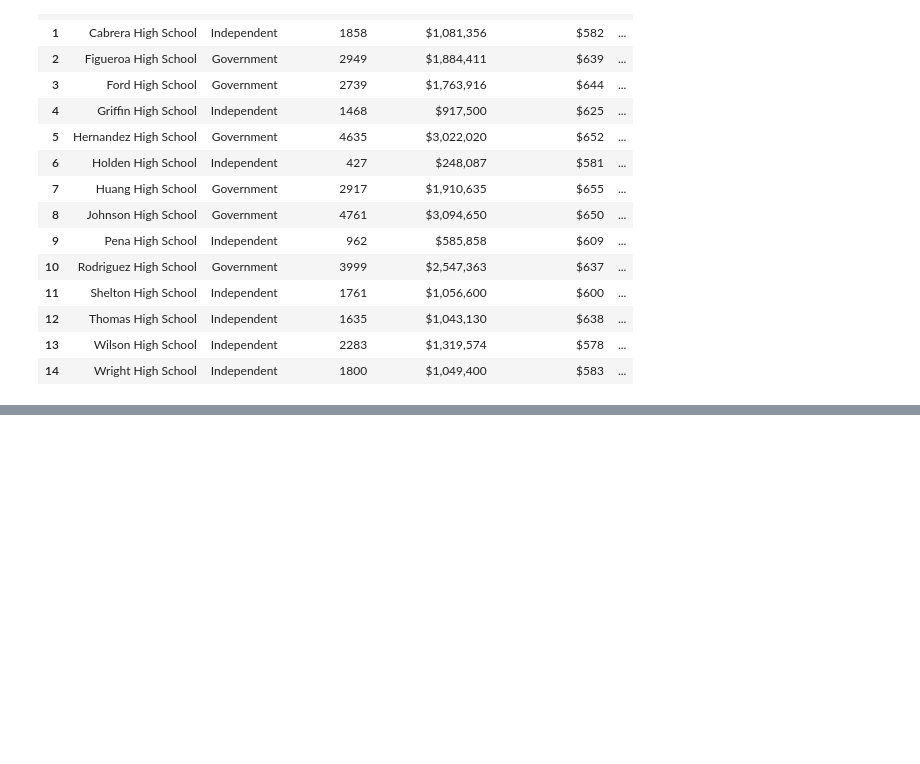
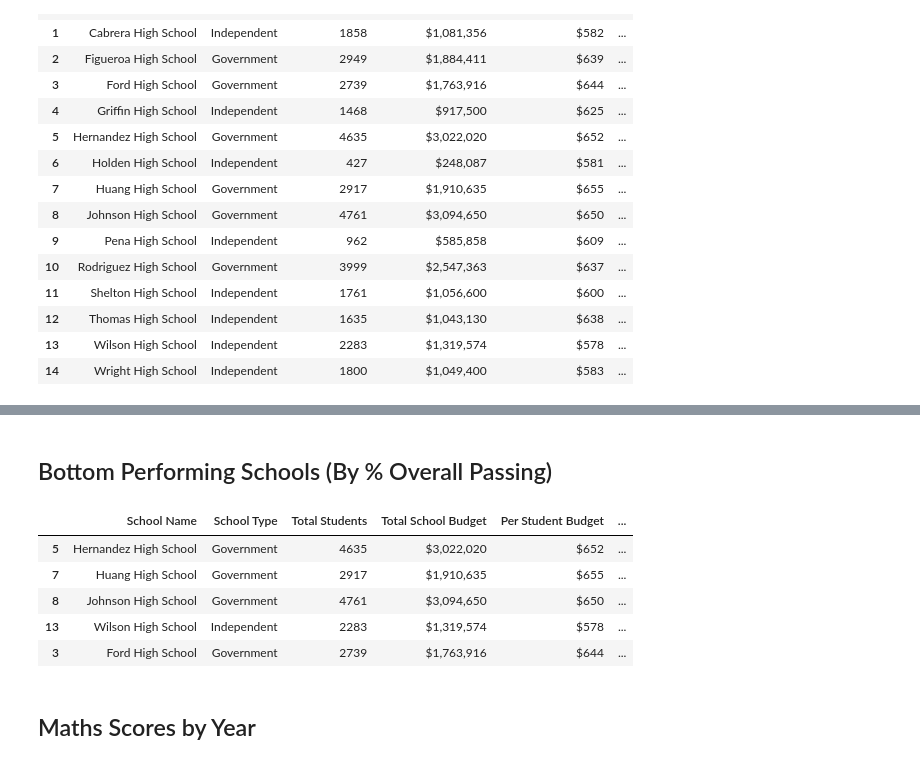
Before and after one commit to oli124/pandas-challenge, a Jupyter notebook: PyCitySchools/PyCitySchools.ipynb, the cells around one changed output, grey strips where cells are left out. Saved outputs shown, nothing was run; the diff lists cells and outputs as text; code cells hidden in the pictures; blank space fills up the shorter version.

```diff
--- a/PyCitySchools/PyCitySchools.ipynb
+++ b/PyCitySchools/PyCitySchools.ipynb
@@ -399,0 +417,15 @@ school_summary_df
+# %% [markdown]
+## Bottom Performing Schools (By % Overall Passing)
+# %%
+# Sort schools by % overall passing to get bottom performing
+bottom_overall = school_summary_df.sort_values("% Overall Passing", ascending=True)
+bottom_overall.head()
+# %% [output]
+|  | School Name | School Type | Total Students | Total School Budget | Per Student Budget | ... |
+| 5 | Hernandez High School | Government | 4635 | $3,022,020 | $652 | ... |
+| 7 | Huang High School | Government | 2917 | $1,910,635 | $655 | ... |
+| 8 | Johnson High School | Government | 4761 | $3,094,650 | $650 | ... |
+| 13 | Wilson High School | Independent | 2283 | $1,319,574 | $578 | ... |
+| 3 | Ford High School | Government | 2739 | $1,763,916 | $644 | ... |
+# %% [markdown]
+## Maths Scores by Year
```
Also changed, not shown: parts of 9 cells of this notebook.
